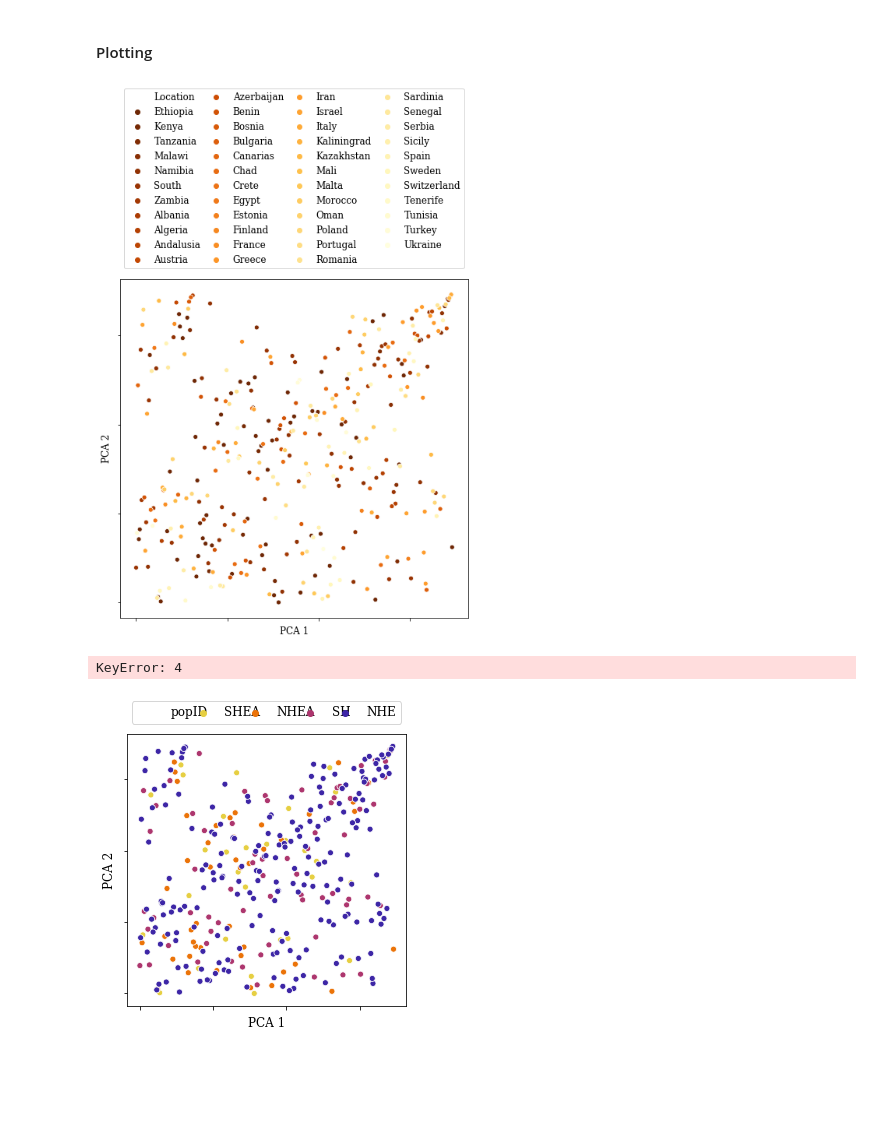
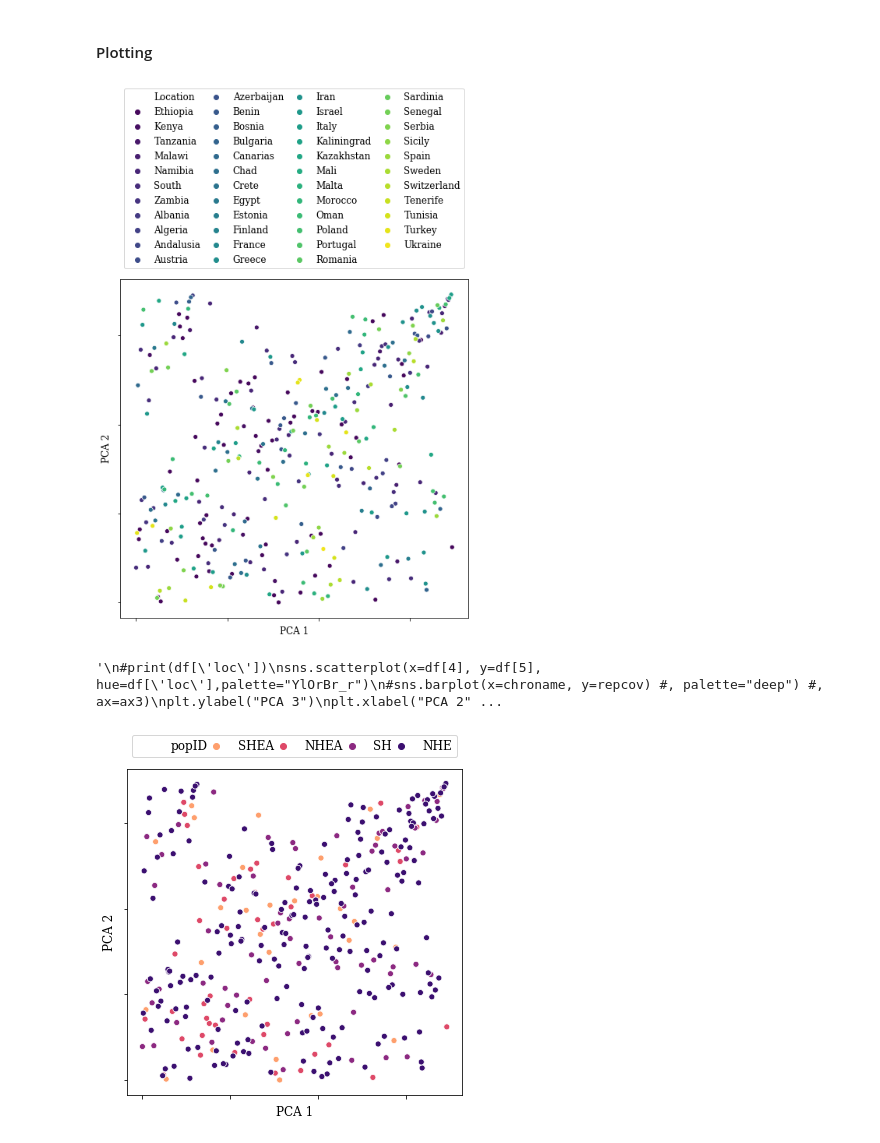
Before and after one commit to DaSh-bash/AfricanDivide, a Jupyter notebook: AfricanDivideAnalysis.ipynb, the cells around one changed output. Drawn from its saved outputs; the diff is of its cells as text; code cells hidden in the pictures; blank space fills up the shorter version.

```diff
--- a/AfricanDivideAnalysis.ipynb
+++ b/AfricanDivideAnalysis.ipynb
@@ -61,6 +61,10 @@ dftmp
 dftmp2 = pd.DataFrame(popID_array)
 dftmp2.columns=["pop","popID"]
 dftmp2 =dftmp2.drop(dftmp2.columns[0], axis=1)
+dftmp2["hem"] = dftmp2['popID']
+dftmp2=dftmp2["hem"].str.split('H',expand=True)
+dftmp2 =dftmp2.drop(dftmp2.columns[1], axis=1)
+dftmp2.columns=["hem"]
 dftmp2
 
 #combining table
@@ -93,7 +97,7 @@ df
 #### Plotting
 # %%
 #print(df['loc'])
-sns.scatterplot(x=df['PCA1'], y=df['PCA2'], hue=df['Location'],palette="YlOrBr_r")
+sns.scatterplot(x=df['PCA1'], y=df['PCA2'], hue=df['Location'],palette="viridis")
 #sns.barplot(x=chroname, y=repcov) #, palette="deep") #, ax=ax3)
 plt.ylabel("PCA 2")
 plt.xlabel("PCA 1")
@@ -109,31 +113,14 @@ plt.legend(bbox_to_anchor=(0., 1.02, 1., .102), loc='lower left',
           ncol=4, mode="expand", borderaxespad=0.4)
 #plt.legend([])
 #plt.legend('',frameon=False)
-plt.savefig("/Users/dshipilina/GitHub/AfricanDivide/PCA1_2_locs.png")
+plt.savefig("/Users/dshipilina/GitHub/AfricanDivide/PCA1_2_locs.png",bbox_inches="tight")
 plt.show()
-
-#print(df['loc'])
-sns.scatterplot(x=df[4], y=df[5], hue=df['loc'],palette="YlOrBr_r")
-#sns.barplot(x=chroname, y=repcov) #, palette="deep") #, ax=ax3)
-plt.ylabel("PCA 3")
-plt.xlabel("PCA 2")
-plt.xticks(rotation=90)
-#plt.axis('off')
-plt.xticks([0,100,200,300],[])
-plt.yticks([0,100,200,300],[])
-ml.rcParams['figure.figsize'] = (7.0, 7.0)
-#plt.legend([])
-#plt.legend(frameon=True)
-plt.legend(bbox_to_anchor=(0., 1.02, 1., .102), loc='upper left',
-           ncol=10, mode="expand", borderaxespad=0.2)
-#plt.savefig("/Users/dshipilina/Documents/GitHub/AfricanDivide/PCA2_3_locs.png")
-#plt.show()
 # %% [output]
-[figure, old version]
+[figure, new version]
-KeyError: 4
+'\n#print(df[\'loc\'])\nsns.scatterplot(x=df[4], y=df[5], hue=df[\'loc\'],palette="YlOrBr_r")\n#sns.barplot(x=chroname, y=repcov) #, palette="deep") #, ax=ax3)\nplt.ylabel("PCA 3")\nplt.xlabel("PCA 2" ...
 # %%
 #print(df['loc'])
-sns.scatterplot(x=df['PCA1'], y=df['PCA2'], hue=df['popID'],palette="CMRmap_r")
+sns.scatterplot(x=df['PCA1'], y=df['PCA2'], hue=df['popID'],palette="magma_r")
 #sns.barplot(x=chroname, y=repcov) #, palette="deep") #, ax=ax3)
 plt.ylabel("PCA 2")
 plt.xlabel("PCA 1")
@@ -141,7 +128,7 @@ plt.xticks(rotation=90)
 #plt.axis('off')
 plt.xticks([0,100,200,300],[])
 plt.yticks([0,100,200,300],[])
-ml.rcParams['figure.figsize'] = (5.0, 5.0)
+ml.rcParams['figure.figsize'] = (6.0, 6.0)
 #plt.legend(loc='center left', bbox_to_anchor=(1, 0.5),
            #ncol=2, mode="expand", borderaxespad=0.4)
 
@@ -149,7 +136,7 @@ plt.legend(bbox_to_anchor=(0., 1.02, 1., .102), loc='lower left',
           ncol=5, mode="expand", borderaxespad=0.4)
 #plt.legend([])
 #plt.legend('',frameon=False)
-#plt.savefig("/Users/dshipilina/GitHub/AfricanDivide/PCA1_2_hems.png")
+plt.savefig("/Users/dshipilina/GitHub/AfricanDivide/PCA1_2_hems.png",bbox_inches="tight")
 plt.show()
 
 #ValueError: Colormap mak is not recognized. Possible values are: Accent,
@@ -157,2 +144,2 @@ plt.show()
 # %% [output]
-[figure, old version]
+[figure, new version]
```
Also changed, not shown: parts of 2 cells of this notebook, 4 other files.
